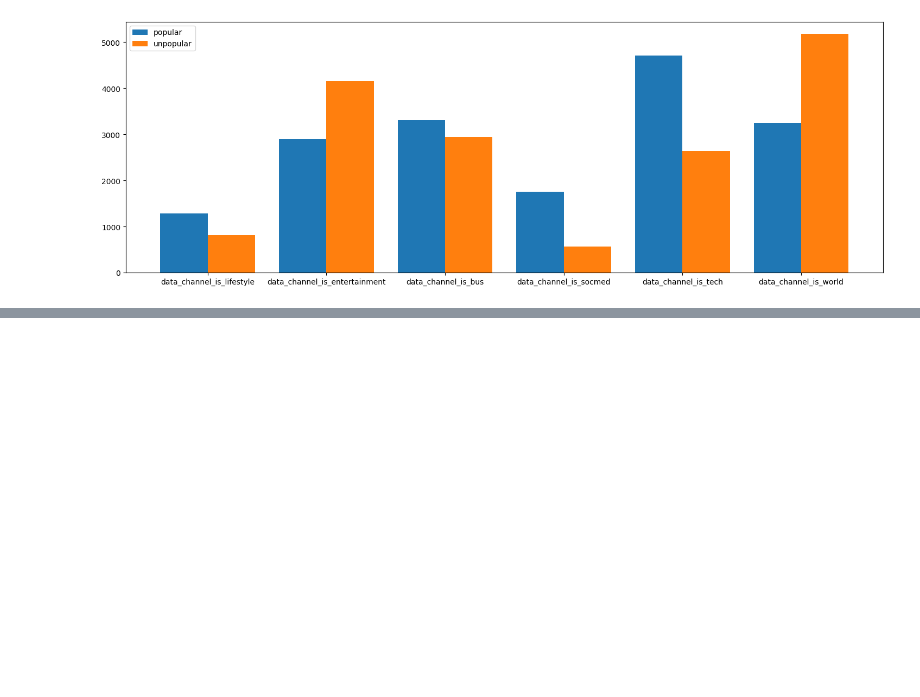
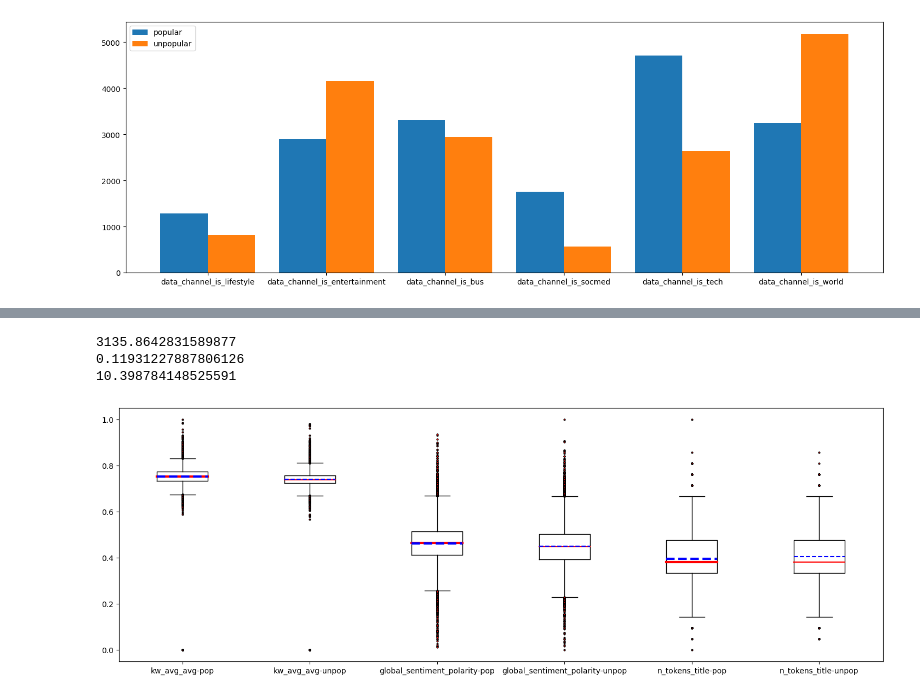
Before and after one commit to icycookies/OnlineNewsPopularity, a Jupyter notebook: preprocessing.ipynb, the cells around one changed output, grey strips where cells are left out. Drawn from its saved outputs; the diff is of its cells as text; code cells hidden in the pictures; blank space fills up the shorter version.

```diff
--- a/preprocessing.ipynb
+++ b/preprocessing.ipynb
@@ -297,0 +316,54 @@ plt.show()
+# %%
+import matplotlib.pyplot as plt
+from sklearn.preprocessing import MinMaxScaler
+
+plt.figure(figsize=(18, 6))
+core_features = ["is_weekend", "data_channel_is_world", "kw_avg_avg", "global_sentiment_polarity", "n_tokens_title"]
+y = np.array(df[" shares"].to_numpy() >= 1400, dtype=int)
+feats = []
+labels = []
+for idx, label in enumerate(core_features):
+    if idx < 2:
+        continue
+    feat = df[' ' + label].to_numpy()
+    print(np.mean(feat))
+    if label == "kw_avg_avg":
+        feat = np.log(feat + 1)
+    feat = MinMaxScaler().fit_transform(feat.reshape(-1, 1)).reshape(1, -1)[0]
+    x1, x2 = [], []
+    for i in range(len(feat)):
+        if y[i] == 1:
+            x1.append(feat[i])
+        else:
+            x2.append(feat[i])
+    #feats.append(np.array(x1))
+    #feats.append(np.array(x2))
+    #labels.append(label + "-pop")
+    #labels.append(label + "-unpop")
+    plt.boxplot(
+        [np.array(x1)],
+        medianprops={'color': 'red', 'linewidth': '3'},
+        meanline=True,
+        showmeans=True,
+        meanprops={'color': 'blue', 'ls': '--', 'linewidth': '3'},
+        flierprops={"marker": "o", "markerfacecolor": "red", "markersize": 2},
+        positions=[idx * 2],
+        widths=[0.4],
+        labels=[label+"-pop"]
+    )
+    plt.boxplot(
+        [np.array(x2)],
+        medianprops={'color': 'red', 'linewidth': '1.5'},
+        meanline=True,
+        showmeans=True,
+        meanprops={'color': 'blue', 'ls': '--', 'linewidth': '1.5'},
+        flierprops={"marker": "o", "markerfacecolor": "red", "markersize": 2},
+        positions=[idx * 2 + 1],
+        widths=[0.4],
+        labels=[label+"-unpop"]
+    )
+# %% [output]
+3135.8642831589877
+0.11931227887806126
+10.398784148525591
+[figure, added]
```
Also changed, not shown: parts of 3 cells of this notebook, 16 other files.
